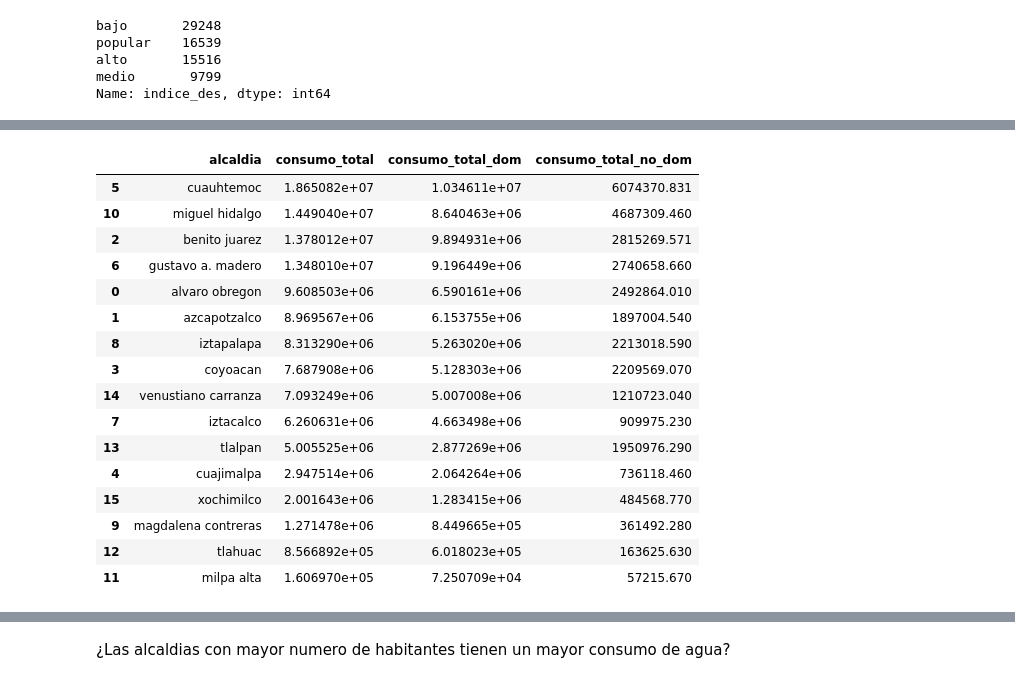
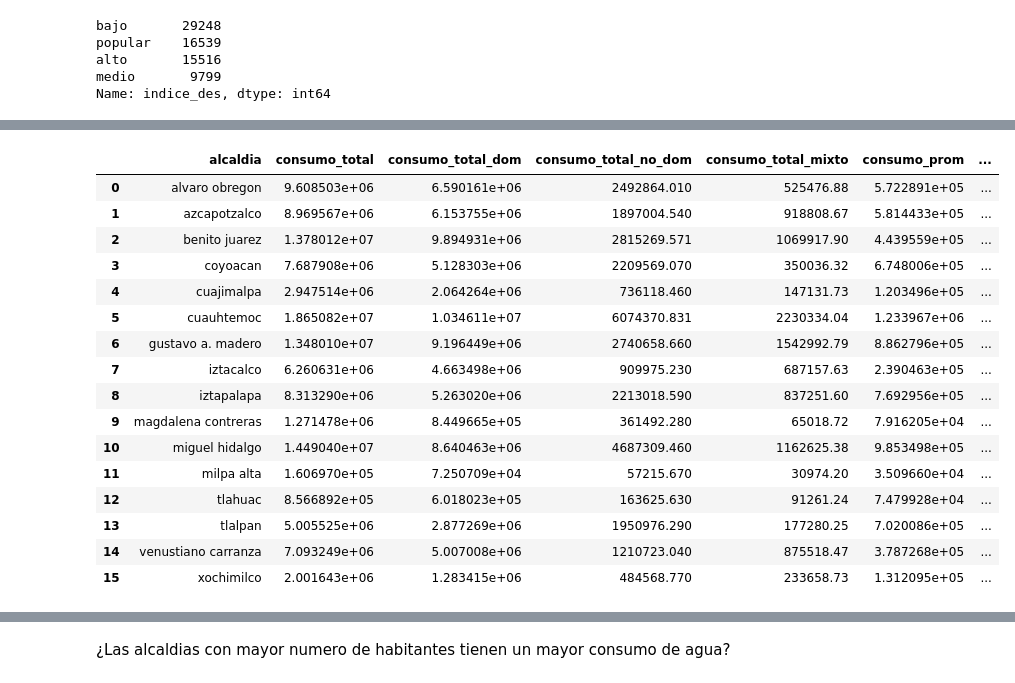
Before and after one commit to ElenaVillano/eda_geda_conagua, a Jupyter notebook: GEDA_Carlos.ipynb, the cells around one changed output, grey strips where cells are left out. Drawn from its saved outputs; the diff is of its cells as text; code cells hidden in the pictures.

```diff
--- a/GEDA_Carlos.ipynb
+++ b/GEDA_Carlos.ipynb
@@ -55,27 +50,29 @@ Name: dum_ind_des, dtype: float64
 # %%
-habitantes_df = df[['consumo_total','alcaldia','consumo_total_dom',\
-                    'consumo_total_no_dom']].groupby(['alcaldia'], as_index=False)\
-.sum().sort_values(by=['consumo_total'], ascending=False)
+habitantes_df = df[['alcaldia','consumo_total','consumo_total_dom',\
+                    'consumo_total_no_dom','consumo_total_mixto','consumo_prom',\
+                    'consumo_prom_dom','consumo_prom_no_dom','']]\
+                    .groupby(['alcaldia'], as_index=False)\
+                    .sum().sort_index()
 
 habitantes_df
 # %% [output]
-|  | alcaldia | consumo_total | consumo_total_dom | consumo_total_no_dom |
-| 5 | cuauhtemoc | 1.865082e+07 | 1.034611e+07 | 6074370.831 |
-| 10 | miguel hidalgo | 1.449040e+07 | 8.640463e+06 | 4687309.460 |
-| 2 | benito juarez | 1.378012e+07 | 9.894931e+06 | 2815269.571 |
-| 6 | gustavo a. madero | 1.348010e+07 | 9.196449e+06 | 2740658.660 |
-| 0 | alvaro obregon | 9.608503e+06 | 6.590161e+06 | 2492864.010 |
-| 1 | azcapotzalco | 8.969567e+06 | 6.153755e+06 | 1897004.540 |
-| 8 | iztapalapa | 8.313290e+06 | 5.263020e+06 | 2213018.590 |
-| 3 | coyoacan | 7.687908e+06 | 5.128303e+06 | 2209569.070 |
-| 14 | venustiano carranza | 7.093249e+06 | 5.007008e+06 | 1210723.040 |
-| 7 | iztacalco | 6.260631e+06 | 4.663498e+06 | 909975.230 |
-| 13 | tlalpan | 5.005525e+06 | 2.877269e+06 | 1950976.290 |
-| 4 | cuajimalpa | 2.947514e+06 | 2.064264e+06 | 736118.460 |
-| 15 | xochimilco | 2.001643e+06 | 1.283415e+06 | 484568.770 |
-| 9 | magdalena contreras | 1.271478e+06 | 8.449665e+05 | 361492.280 |
-| 12 | tlahuac | 8.566892e+05 | 6.018023e+05 | 163625.630 |
-| 11 | milpa alta | 1.606970e+05 | 7.250709e+04 | 57215.670 |
+|  | alcaldia | consumo_total | consumo_total_dom | consumo_total_no_dom | consumo_total_mixto | consumo_prom | ... |
+| 0 | alvaro obregon | 9.608503e+06 | 6.590161e+06 | 2492864.010 | 525476.88 | 5.722891e+05 | ... |
+| 1 | azcapotzalco | 8.969567e+06 | 6.153755e+06 | 1897004.540 | 918808.67 | 5.814433e+05 | ... |
+| 2 | benito juarez | 1.378012e+07 | 9.894931e+06 | 2815269.571 | 1069917.90 | 4.439559e+05 | ... |
+| 3 | coyoacan | 7.687908e+06 | 5.128303e+06 | 2209569.070 | 350036.32 | 6.748006e+05 | ... |
+| 4 | cuajimalpa | 2.947514e+06 | 2.064264e+06 | 736118.460 | 147131.73 | 1.203496e+05 | ... |
+| 5 | cuauhtemoc | 1.865082e+07 | 1.034611e+07 | 6074370.831 | 2230334.04 | 1.233967e+06 | ... |
+| 6 | gustavo a. madero | 1.348010e+07 | 9.196449e+06 | 2740658.660 | 1542992.79 | 8.862796e+05 | ... |
+| 7 | iztacalco | 6.260631e+06 | 4.663498e+06 | 909975.230 | 687157.63 | 2.390463e+05 | ... |
+| 8 | iztapalapa | 8.313290e+06 | 5.263020e+06 | 2213018.590 | 837251.60 | 7.692956e+05 | ... |
+| 9 | magdalena contreras | 1.271478e+06 | 8.449665e+05 | 361492.280 | 65018.72 | 7.916205e+04 | ... |
+| 10 | miguel hidalgo | 1.449040e+07 | 8.640463e+06 | 4687309.460 | 1162625.38 | 9.853498e+05 | ... |
+| 11 | milpa alta | 1.606970e+05 | 7.250709e+04 | 57215.670 | 30974.20 | 3.509660e+04 | ... |
+| 12 | tlahuac | 8.566892e+05 | 6.018023e+05 | 163625.630 | 91261.24 | 7.479928e+04 | ... |
+| 13 | tlalpan | 5.005525e+06 | 2.877269e+06 | 1950976.290 | 177280.25 | 7.020086e+05 | ... |
+| 14 | venustiano carranza | 7.093249e+06 | 5.007008e+06 | 1210723.040 | 875518.47 | 3.787268e+05 | ... |
+| 15 | xochimilco | 2.001643e+06 | 1.283415e+06 | 484568.770 | 233658.73 | 1.312095e+05 | ... |
 # %%
 df_alc = pd.read_csv('alcaldias.csv')
 
```
Also changed, not shown: parts of 11 cells of this notebook, 1 other file.
